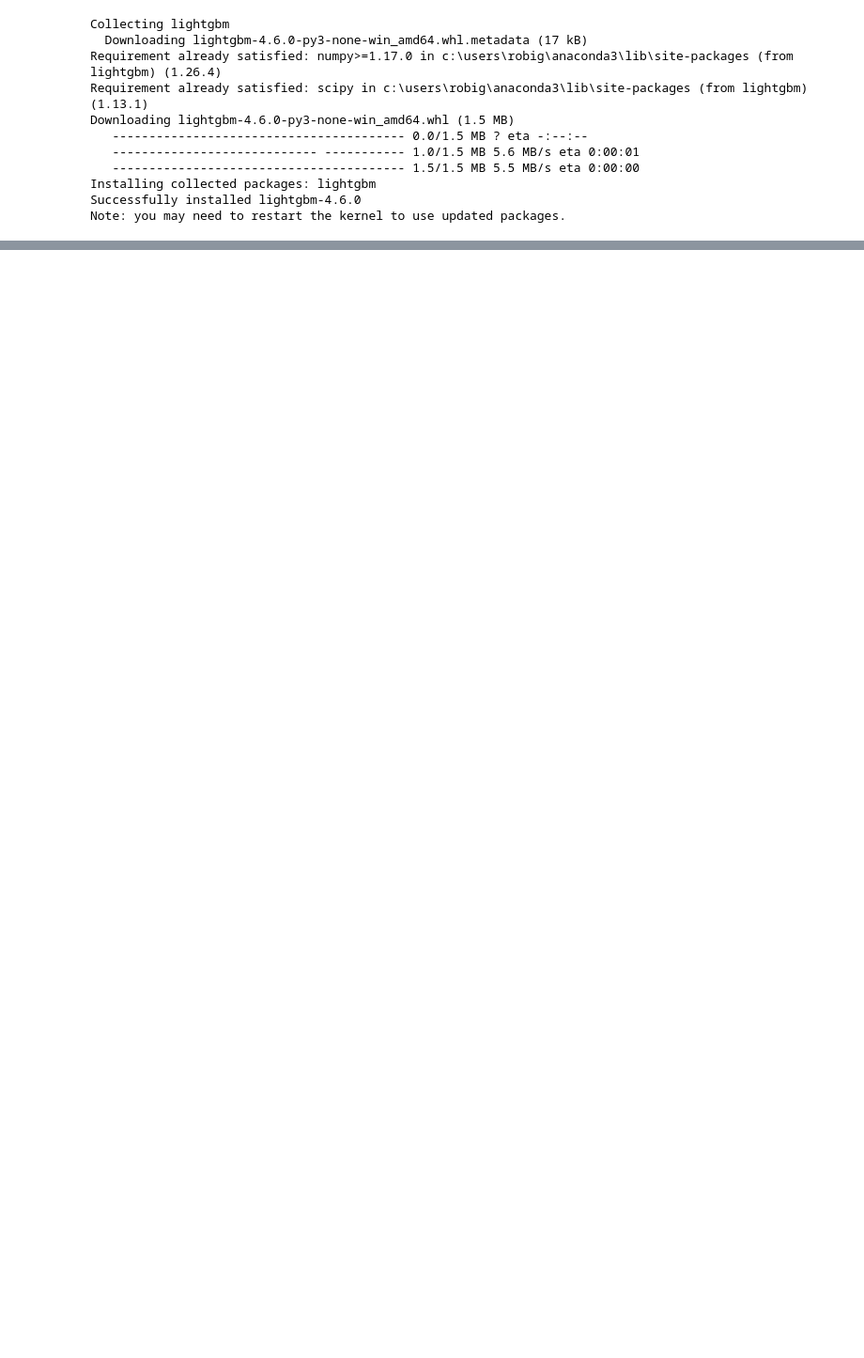
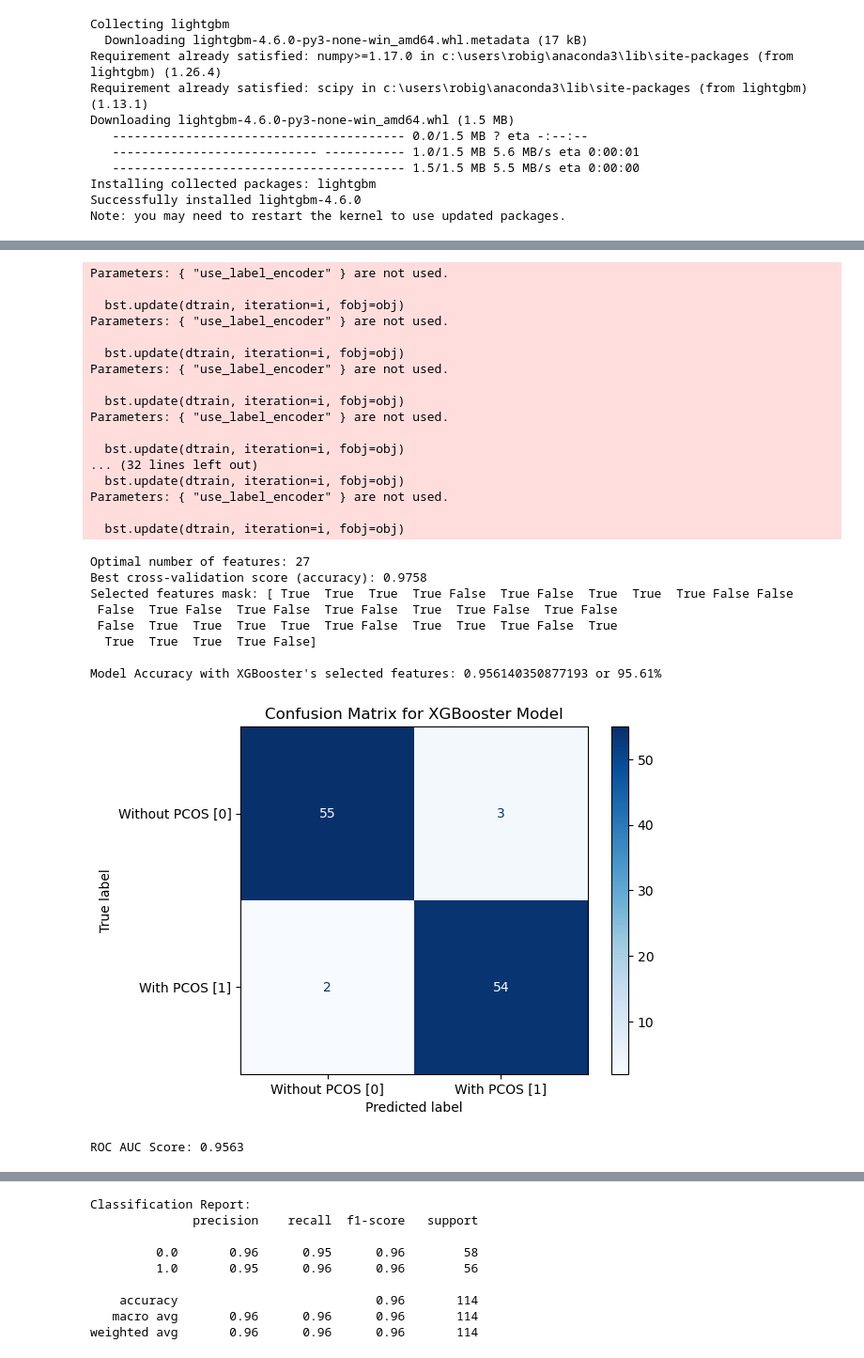
Before and after one commit to gervsquare/RACG-Capstone-Project-2025, a Jupyter notebook: src/main.ipynb, the cells around one changed output, grey strips where cells are left out. Shown at 94% size. Saved outputs shown, nothing was run; the diff lists cells and outputs as text; code cells hidden in the pictures; blank space fills up the shorter version.

Commit message:
Added two .py files (RFC & XGB) and the risk score

```diff
--- a/src/main.ipynb
+++ b/src/main.ipynb
@@ -550,3 +532,34 @@ And if memory is not enough, you can set `force_col_wise=true`.
  2.695026    1.000000
  2.880005    0.500000
 Name: selection_rate, dtype: float64
+# %%
+from XGB_confMat import XGBoost_confusion_matrix
+XGBoost_confusion_matrix(X_train, X_test, y_train, y_test)
+# %% [output]
+Parameters: { "use_label_encoder" } are not used.
+
+  bst.update(dtrain, iteration=i, fobj=obj)
+Parameters: { "use_label_encoder" } are not used.
+
+  bst.update(dtrain, iteration=i, fobj=obj)
+Parameters: { "use_label_encoder" } are not used.
+
+  bst.update(dtrain, iteration=i, fobj=obj)
+Parameters: { "use_label_encoder" } are not used.
+
+  bst.update(dtrain, iteration=i, fobj=obj)
+... (32 lines left out)
+  bst.update(dtrain, iteration=i, fobj=obj)
+Parameters: { "use_label_encoder" } are not used.
+
+  bst.update(dtrain, iteration=i, fobj=obj)
+Optimal number of features: 27
+Best cross-validation score (accuracy): 0.9758
+Selected features mask: [ True  True  True  True False  True False  True  True  True False False
+ False  True False  True False  True False  True  True False  True False
+ False  True  True  True  True  True False  True  True  True False  True
+  True  True  True  True False]
+
+Model Accuracy with XGBooster's selected features: 0.956140350877193 or 95.61%
+[figure, added]
+ROC AUC Score: 0.9563
@@ -552,0 +567,9 @@ Name: selection_rate, dtype: float64
+Classification Report:
+              precision    recall  f1-score   support
+
+         0.0       0.96      0.95      0.96        58
+         1.0       0.95      0.96      0.96        56
+
+    accuracy                           0.96       114
+   macro avg       0.96      0.96      0.96       114
+weighted avg       0.96      0.96      0.96       114
```
Also changed, not shown: parts of 7 cells of this notebook.
